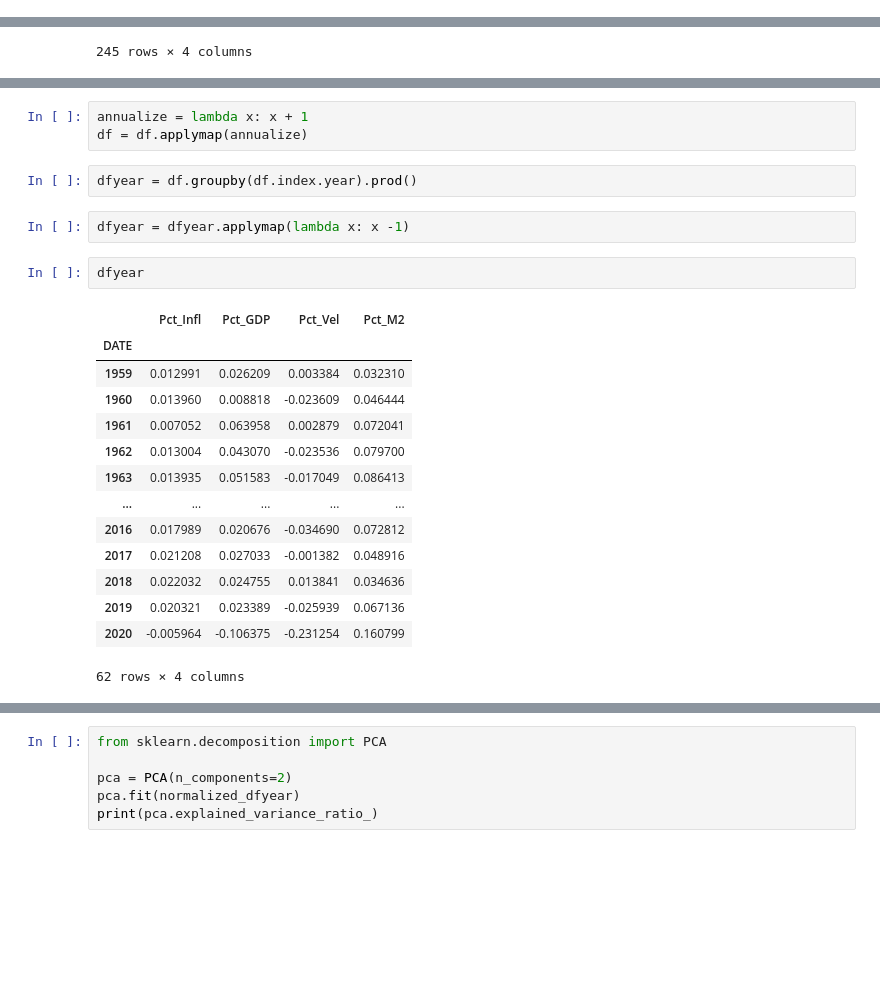
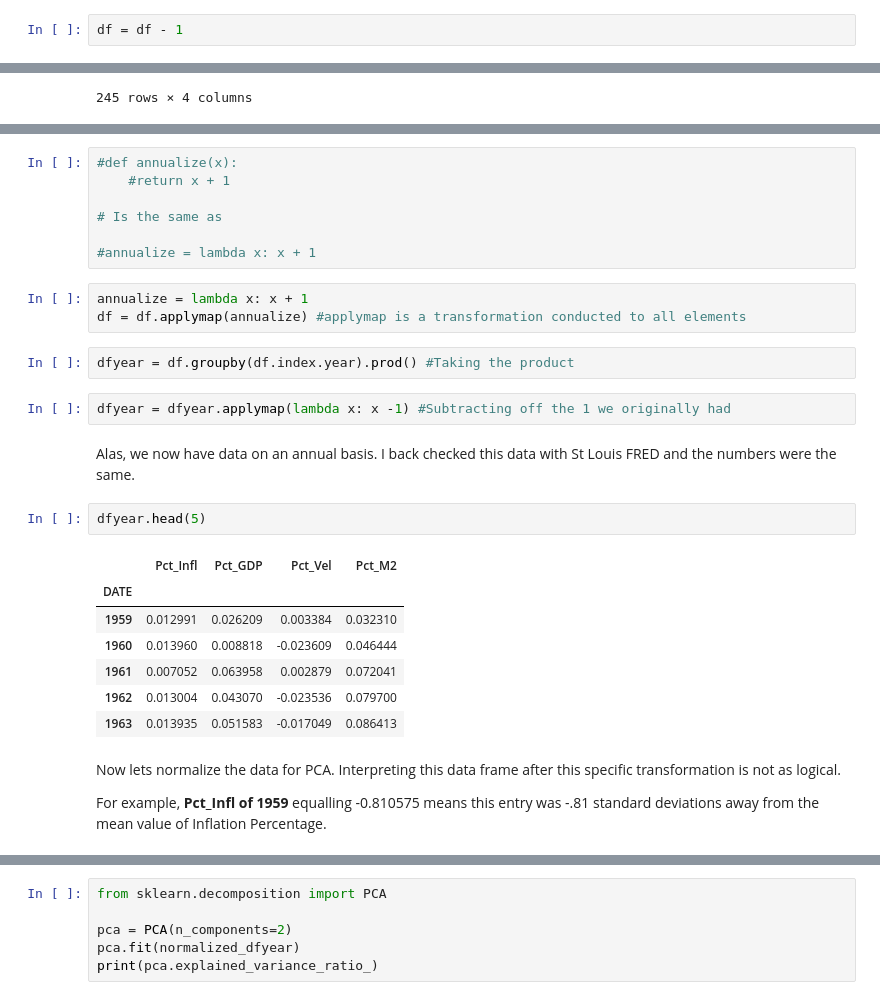
Before and after one commit to NicholasOgawa/EconML, a Jupyter notebook: PCA-MVPY.ipynb, the cells around one changed output, grey strips where cells are left out. Cells and saved outputs as stored; diff of their text form; blank space fills up the shorter version.

```diff
--- a/PCA-MVPY.ipynb
+++ b/PCA-MVPY.ipynb
@@ -78,0 +82,2 @@ df.plot.area(stacked = False)
+# %%
+df = df - 1
@@ -150,26 +182,32 @@ df
+# %%
+#def annualize(x):
+    #return x + 1
+
+# Is the same as
+
+#annualize = lambda x: x + 1
 # %%
 annualize = lambda x: x + 1
-df = df.applymap(annualize)
+df = df.applymap(annualize) #applymap is a transformation conducted to all elements
 # %%
-dfyear = df.groupby(df.index.year).prod()
+dfyear = df.groupby(df.index.year).prod() #Taking the product
 # %%
-dfyear = dfyear.applymap(lambda x: x -1)
+dfyear = dfyear.applymap(lambda x: x -1) #Subtracting off the 1 we originally had
+# %% [markdown]
+Alas, we now have data on an annual basis. I back checked this data with St Louis FRED and the numbers were the same.
 # %%
-dfyear
+dfyear.head(5)
 # %% [output]
 |  | Pct_Infl | Pct_GDP | Pct_Vel | Pct_M2 |
 | DATE |  |  |  |  |
 | 1959 | 0.012991 | 0.026209 | 0.003384 | 0.032310 |
 | 1960 | 0.013960 | 0.008818 | -0.023609 | 0.046444 |
 | 1961 | 0.007052 | 0.063958 | 0.002879 | 0.072041 |
 | 1962 | 0.013004 | 0.043070 | -0.023536 | 0.079700 |
 | 1963 | 0.013935 | 0.051583 | -0.017049 | 0.086413 |
-| ... | ... | ... | ... | ... |
-| 2016 | 0.017989 | 0.020676 | -0.034690 | 0.072812 |
-| 2017 | 0.021208 | 0.027033 | -0.001382 | 0.048916 |
-| 2018 | 0.022032 | 0.024755 | 0.013841 | 0.034636 |
-| 2019 | 0.020321 | 0.023389 | -0.025939 | 0.067136 |
-| 2020 | -0.005964 | -0.106375 | -0.231254 | 0.160799 |
-62 rows × 4 columns
+# %% [markdown]
+Now lets normalize the data for PCA. Interpreting this data frame after this specific transformation is not as logical.
+
+For example, **Pct_Infl of 1959** equalling -0.810575 means this entry was -.81 standard deviations away from the mean value of Inflation Percentage.
 # %%
 normalized_dfyear=(dfyear-dfyear.mean())/dfyear.std()
```
Also changed, not shown: parts of 28 cells of this notebook.
